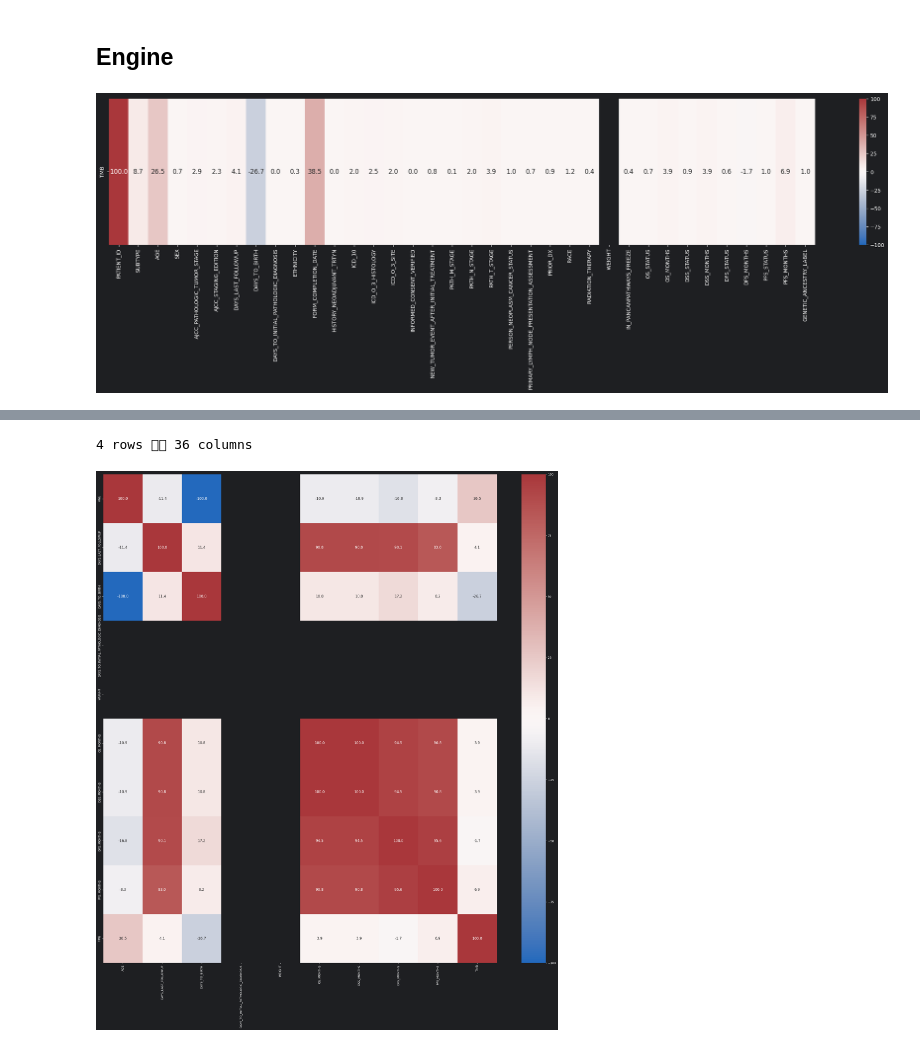
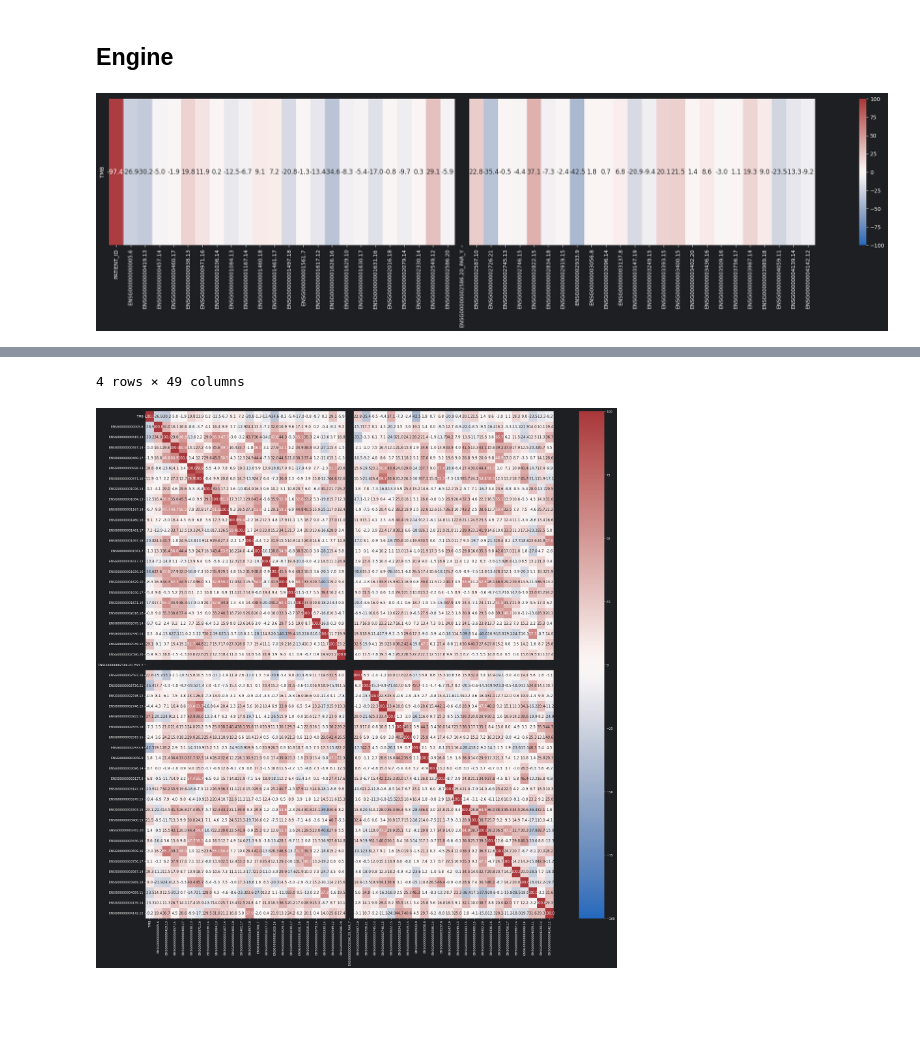
Before and after one commit to DEVOLOPER-1/XAI-in-efficacy-of-immunotherapy, a Jupyter notebook: members/mourad/EDA/2026-04-20_EDA-RNA.ipynb, the cells around one changed output, grey strips where cells are left out. Cells and saved outputs as stored; diff of their text form; code cells hidden in the pictures; blank space fills up the shorter version.

Commit message:
refactor: preparing rna coad data for feture engineering

```diff
--- a/members/mourad/EDA/2026-04-20_EDA-RNA.ipynb
+++ b/members/mourad/EDA/2026-04-20_EDA-RNA.ipynb
@@ -7,8 +7,8 @@ from scipy.stats import spearmanr, pearsonr
 # %% [markdown]
 # Reading DataFrame and merging
 # %%
-PATH = "../../../data/raw/stad_rna_consolidated.parquet"
-TARGET_PATH = "../../../data/raw/stad_tmb.parquet"
+PATH = "../../../data/raw/coad_rna_consolidated.parquet"
+TARGET_PATH = "../../../data/raw/coad_tmb.parquet"
 # %%
 x = pd.read_parquet(PATH)
 features_names = x.columns.tolist()
@@ -79,7 +78,6 @@ dtype: int64
 # %%
 print(y.shape[0])
 y.dropna(inplace=True)
-y.drop(inplace=True, columns=["SAMPLE_ID"])
 y.rename(columns={"TMB_NONSYNONYMOUS": "TMB"}, inplace=True)
 y.shape[0]
 # %% [output]
@@ -494,6 +475,6 @@ def multivariate_relationships(df, target, path):
     plt.show()
     return corr
 # %%
-multivariate_relationships(df, "TMB", "../../../assets//EDA-charts/stad-clinical-target-corr-heatmap.png")
+multivariate_relationships(df[df.columns[:50]], "TMB", "../../../assets//EDA-charts/coad-clinical-target-corr-heatmap.png")
 # %% [output]
-[figure, old version]
+[figure, new version]
@@ -505,7 +486,7 @@ multivariate_relationships(df, "TMB", "../../../assets//EDA-charts/stad-clinical
-4 rows ﷿﷿ 36 columns
+4 rows × 49 columns
 # %%
 plt.figure(figsize=(30, 30))
-sns.heatmap(df.corr(method='spearman', numeric_only=True)*100, annot=True, fmt=".1f", cmap="vlag", vmin=-100, vmax=100, cbar=True, annot_kws={"size": 12})
-plt.savefig("../../../assets//EDA-charts/stad-clinical-numeric-corr-heatmap.png", dpi=300, bbox_inches="tight")
+sns.heatmap(df[df.columns[:50]].corr(method='spearman', numeric_only=True)*100, annot=True, fmt=".1f", cmap="vlag", vmin=-100, vmax=100, cbar=True, annot_kws={"size": 12})
+plt.savefig("../../../assets//EDA-charts/coad-clinical-numeric-corr-heatmap.png", dpi=300, bbox_inches="tight")
 # %% [output]
-[figure, old version]
+[figure, new version]
```
Also changed, not shown: parts of 18 cells of this notebook, 1 other file.
